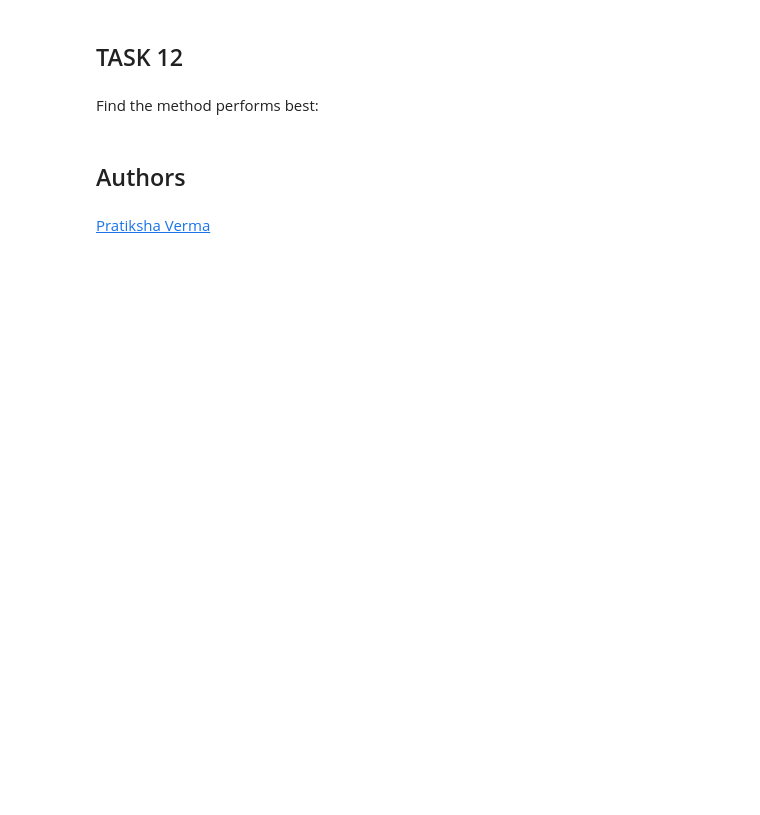
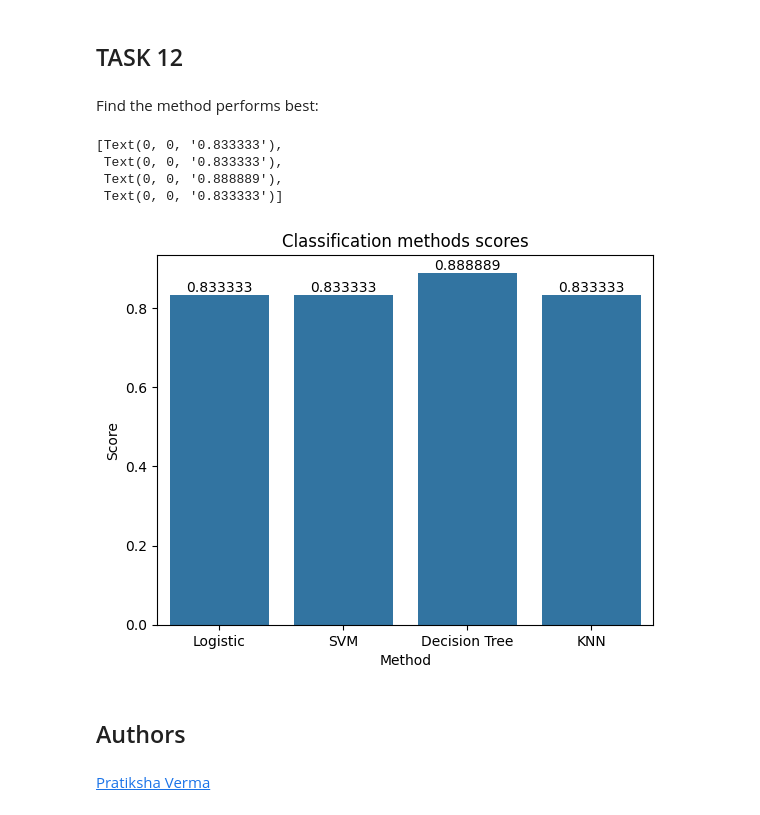
Before and after one commit to motezuki/Applied-Data-Science-Capstone, a Jupyter notebook: SpaceX_Machine Learning Prediction_Part_5.ipynb, the cells around one changed output. Cells and saved outputs as stored; diff of their text form; code cells hidden in the pictures; blank space fills up the shorter version.

```diff
--- a/SpaceX_Machine Learning Prediction_Part_5.ipynb
+++ b/SpaceX_Machine Learning Prediction_Part_5.ipynb
@@ -233,5 +265,5 @@ parameters = {'criterion': ['gini', 'entropy'],
 
 tree = DecisionTreeClassifier()
 # %%
-error_score='raise'
-tree_cv = GridSearchCV(tree, parameters, cv=10).fit(X, Y)
+tree_cv = GridSearchCV(tree, parameters, cv=10)
+tree_cv.fit(X_train, Y_train)
@@ -246,5 +286,6 @@ accuracy : 0.888888888888889
 # %% [markdown]
 Calculate the accuracy of tree_cv on the test data using the method <code>score</code>:
 # %%
-tree_cv.score(X_test,Y_test)
+tree_score = tree_cv.score(X_test, Y_test)
+print(tree_score)
 # %% [output]
@@ -264,3 +307,6 @@ parameters = {'n_neighbors': [1, 2, 3, 4, 5, 6, 7, 8, 9, 10],
               'p': [1,2]}
 
 KNN = KNeighborsClassifier()
+# %%
+knn_cv = GridSearchCV(KNN, parameters, cv=10)
+knn_cv.fit(X_train, Y_train)
@@ -271,3 +325,6 @@ print("accuracy :",knn_cv.best_score_)
 ## TASK  11
 # %% [markdown]
 Calculate the accuracy of knn_cv on the test data using the method <code>score</code>:
+# %%
+knn_score = knn_cv.score(X_test, Y_test)
+print(knn_score)
@@ -280,6 +341,21 @@ plot_confusion_matrix(Y_test,yhat)
 ## TASK  12
 # %% [markdown]
 Find the method performs best:
+# %%
+scores = [logreg_score, svm_score, tree_score, knn_score]
+labels = ["Logistic", "SVM", "Decision Tree", "KNN"]
+
+fig = sns.barplot(x=labels, y=scores)
+fig.set_title("Classification method scores")
+fig.set_xlabel("Method")
+fig.set_ylabel("Score")
+fig.bar_label(fig.containers[0])
+# %% [output]
+[Text(0, 0, '0.833333'),
+ Text(0, 0, '0.833333'),
+ Text(0, 0, '0.888889'),
+ Text(0, 0, '0.833333')]
+[figure, added]
 # %% [markdown]
 ## Authors
 # %% [markdown]
```
Also changed, not shown: parts of 18 cells of this notebook.
